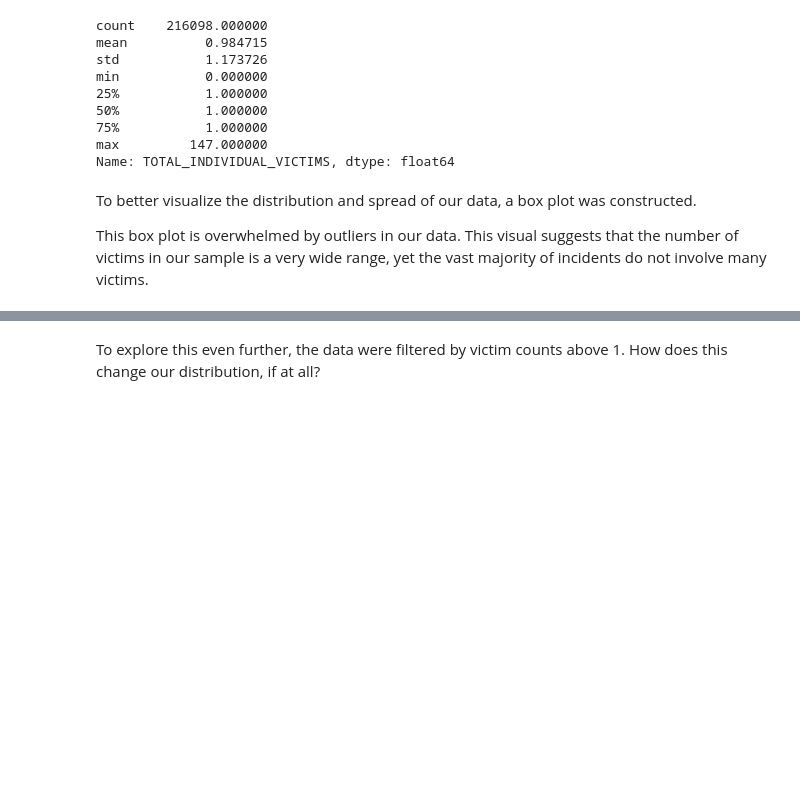
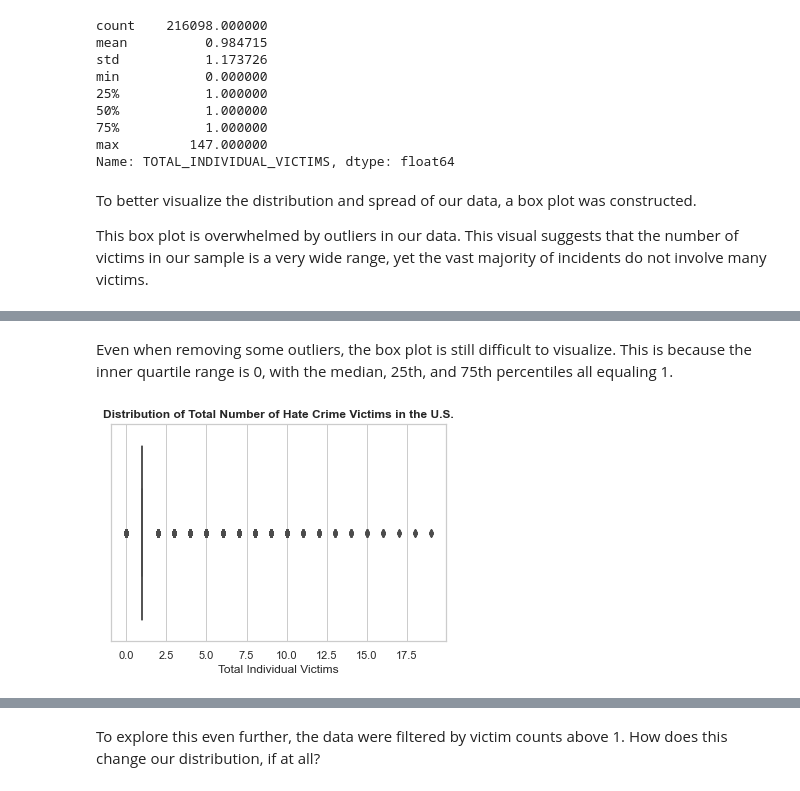
Before and after one commit to artolon/Exploratory_Analysis_Project, a Jupyter notebook: AT_Hate_Crime_Analysis.ipynb, the cells around one changed output, grey strips where cells are left out. Saved outputs shown, nothing was run; the diff lists cells and outputs as text; code cells hidden in the pictures; blank space fills up the shorter version.

```diff
--- a/AT_Hate_Crime_Analysis.ipynb
+++ b/AT_Hate_Crime_Analysis.ipynb
@@ -370,0 +344,14 @@ ax = sns.boxplot(x=hate_crime_df['TOTAL_INDIVIDUAL_VICTIMS'])
+# %% [markdown]
+Even when removing some outliers, the box plot is still difficult to visualize. This is because the inner quartile range is 0, with the median, 25th, and 75th percentiles all equaling 1.
+# %%
+# Slice data for victim counts less than 20 to see how this changes the visualization.
+victim_count20 =  hate_crime_df['TOTAL_INDIVIDUAL_VICTIMS']<20
+victim20 = hate_crime_df[victim_count20]
+
+# Plot revised box plot
+g = sns.boxplot(x=victim20['TOTAL_INDIVIDUAL_VICTIMS'])
+g.set_title('Distribution of Total Number of Hate Crime Victims in the U.S.', size=12, weight='bold')
+g.set_xlabel('Total Individual Victims')
+plt.show()
+# %% [output]
+[figure, added]
```
Also changed, not shown: parts of 12 cells of this notebook.
